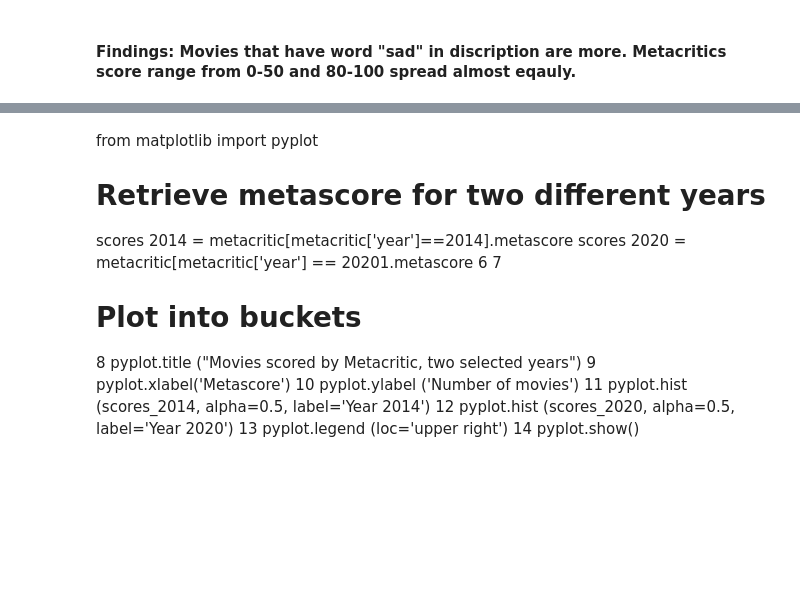
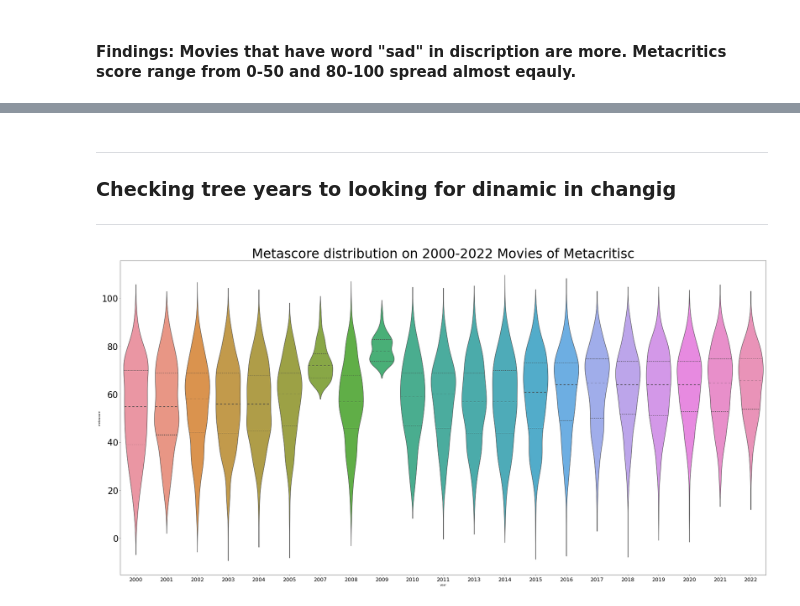
Before and after one commit to natasadkov/Movie-Analysis, a Jupyter notebook: FinalProject.ipynb, the cells around one changed output, grey strips where cells are left out. Drawn from its saved outputs; the diff is of its cells as text; code cells hidden in the pictures; blank space fills up the shorter version.

```diff
--- a/FinalProject.ipynb
+++ b/FinalProject.ipynb
@@ -214,22 +200,17 @@ ValueError: Could not interpret input 'title'
-# %% [markdown]
-from matplotlib import pyplot
-# Retrieve metascore for two different years
-scores 2014 = metacritic[metacritic['year']==2014].metascore
-scores 2020 = metacritic[metacritic['year'] == 20201.metascore
-6
-7
-# Plot into buckets
-8
-pyplot.title ("Movies scored by Metacritic, two selected years")
-9
-pyplot.xlabel('Metascore')
-10
-pyplot.ylabel ('Number of movies')
-11
-pyplot.hist (scores_2014, alpha=0.5, label='Year 2014')
-12
-pyplot.hist (scores_2020, alpha=0.5, label='Year 2020')
-13
-pyplot.legend (loc='upper right')
-14
-pyplot.show()
+# %% [markdown]
+***
+### Checking tree years to looking for dinamic in changig
+***
+# %%
+# violinplot for user rating distribution vs runtime of all films realeased in 2012
+plt.figure(figsize=(40,20), dpi=50)
+sns.violinplot(x='year', y='metascore',  data=metacritic, scale='width', inner='quartile', lablesize = 60)
+# Decoration
+#plt.gca().yaxis.set_major_formatter(format_currency)
+plt.title('Metascore distribution on 2000-2022 Movies of Metacritisc', fontsize=45)
+plt.xticks(fontsize=18)
+plt.yticks(fontsize=30)
+plt.show()
+#still looking for label frontsize
+# %% [output]
+[figure, added]
```
Also changed, not shown: parts of 4 cells of this notebook.
